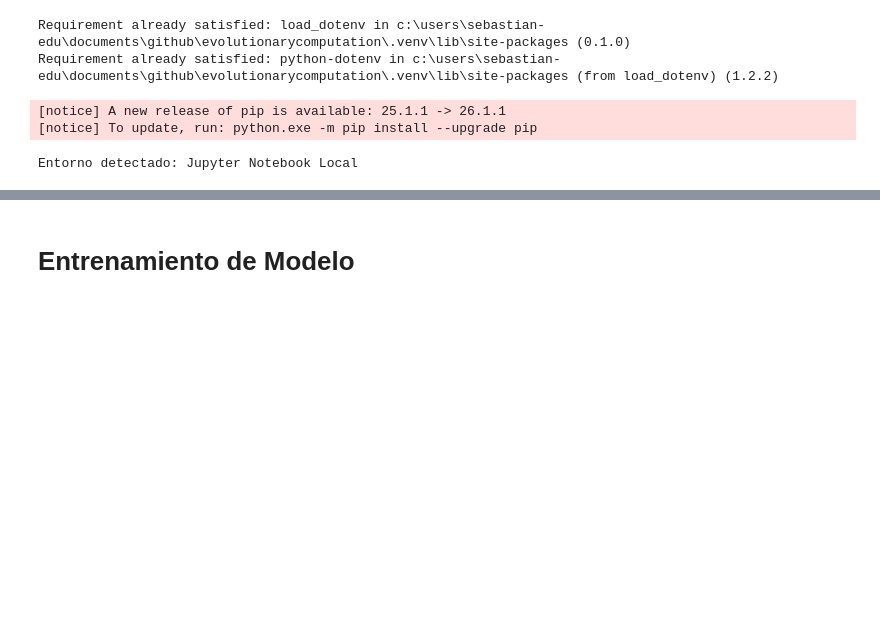
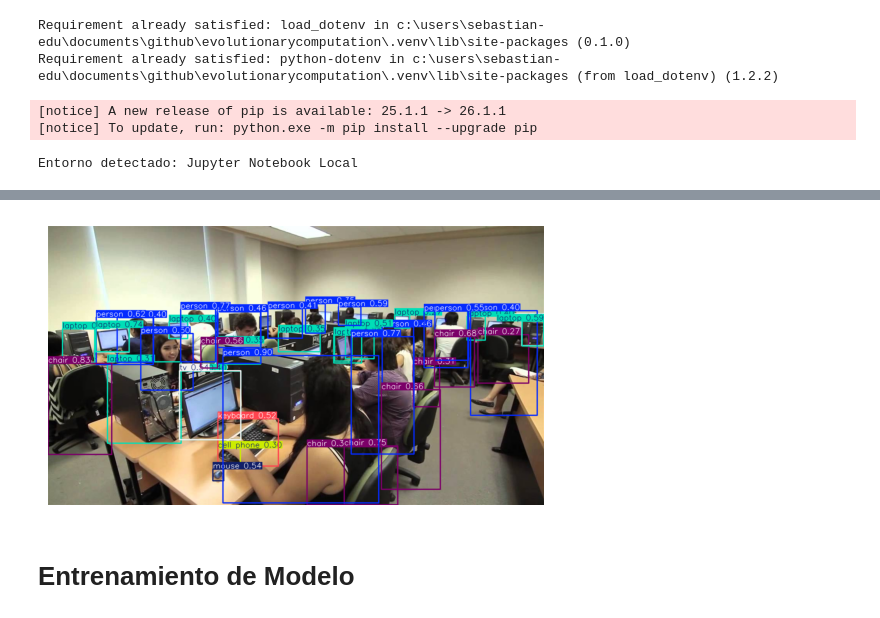
Before and after one commit to EngineeringSebastian-s/EvolutionaryComputation, a Jupyter notebook: RoboFlow/RoboFlow.ipynb, the cells around one changed output, grey strips where cells are left out. Saved outputs shown, nothing was run; the diff lists cells and outputs as text; code cells hidden in the pictures; blank space fills up the shorter version.

```diff
--- a/RoboFlow/RoboFlow.ipynb
+++ b/RoboFlow/RoboFlow.ipynb
@@ -106,9 +144,14 @@ result[0].boxes
 # %%
 for r in result:
-  im_array= r.plot(line_width=2)
-  im= Image.fromarray(im_array[...,::-1])
-  cv2_imshow(im_array)
-  im.save(os.path.join(BASE_IMGS, "detection.jpg"))
+    im_array = r.plot(line_width=2)
+    im_rgb = im_array[...,::-1]
+    im = Image.fromarray(im_rgb)
+    plt.imshow(im_rgb)
+    plt.axis('off')
+    plt.show()
+    im.save(os.path.join(BASE_IMGS, "detection.jpg"))
+# %% [output]
+[figure, added]
 # %% [markdown]
 # Entrenamiento de Modelo
 # %%
```
Also changed, not shown: parts of 9 cells of this notebook.
